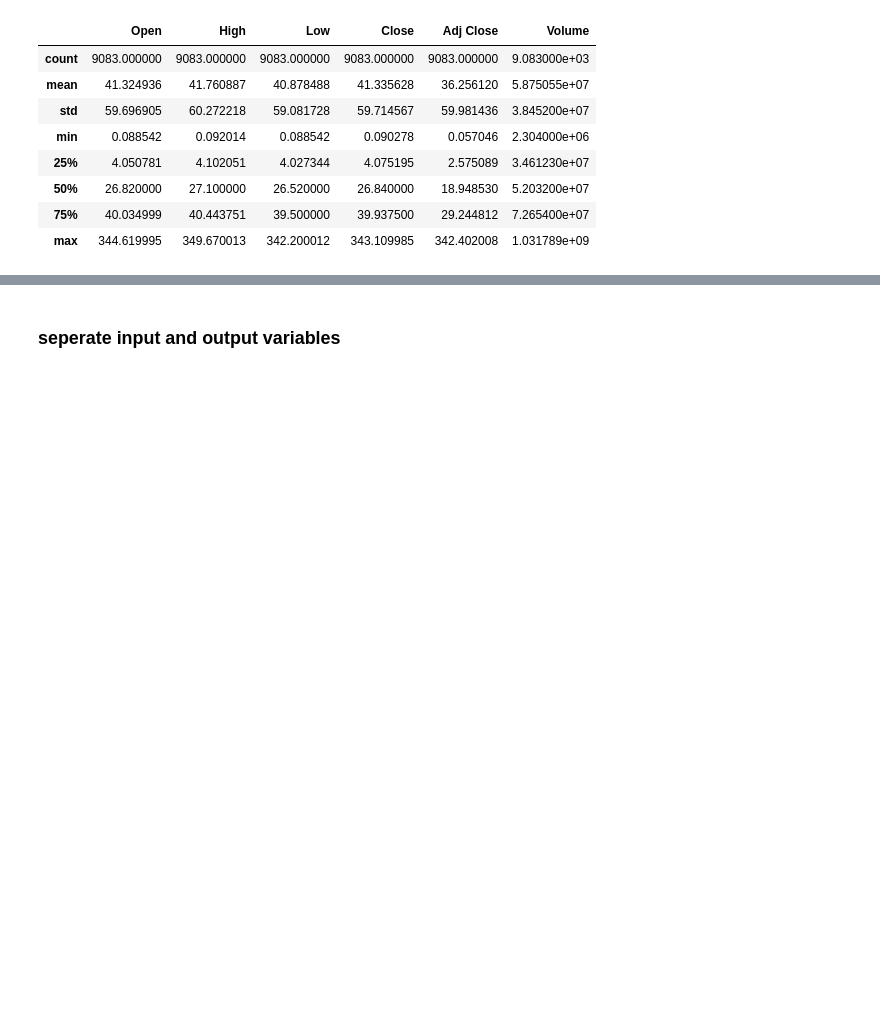
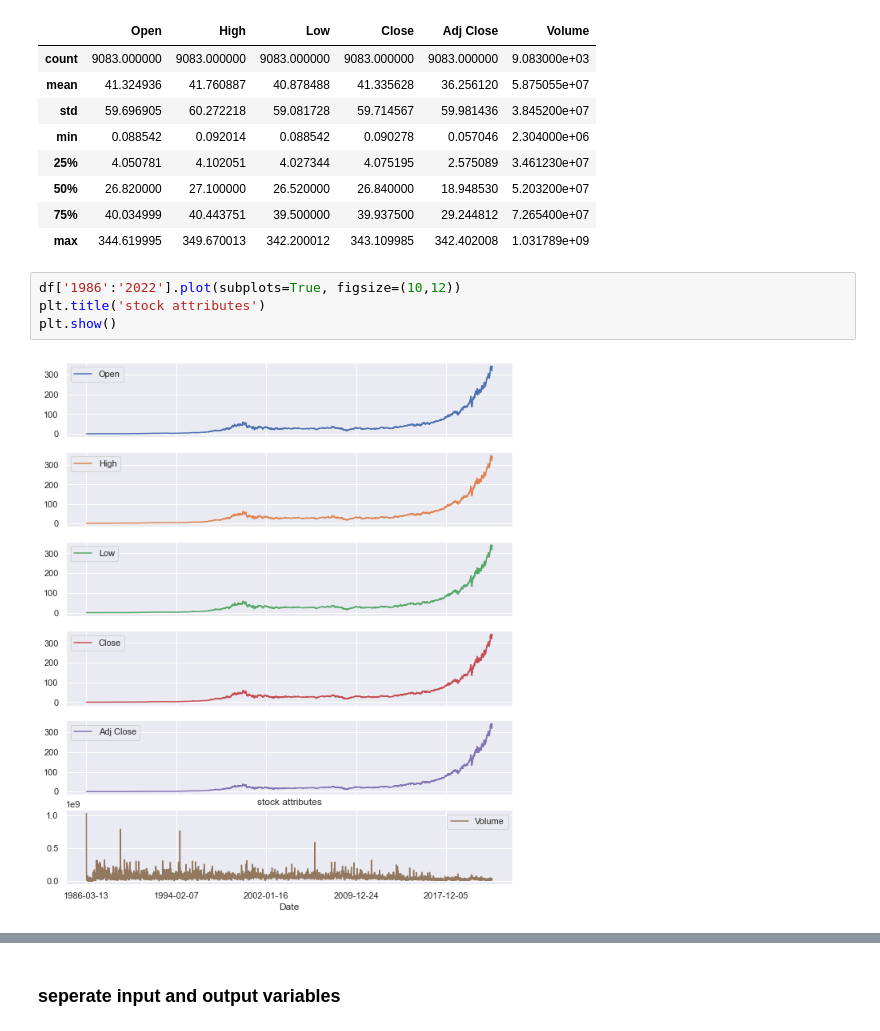
Before and after one commit to sayaliambure/Stock-price-prediction, a Jupyter notebook: stock price pred.ipynb, the cells around one changed output, grey strips where cells are left out. Cells and saved outputs as stored; diff of their text form; blank space fills up the shorter version.

```diff
--- a/stock price pred.ipynb
+++ b/stock price pred.ipynb
@@ -46,3 +47,9 @@ df.describe()
 | 50% | 26.820000 | 27.100000 | 26.520000 | 26.840000 | 18.948530 | 5.203200e+07 |
 | 75% | 40.034999 | 40.443751 | 39.500000 | 39.937500 | 29.244812 | 7.265400e+07 |
 | max | 344.619995 | 349.670013 | 342.200012 | 343.109985 | 342.402008 | 1.031789e+09 |
+# %%
+df['1986':'2022'].plot(subplots=True, figsize=(10,12))
+plt.title('stock attributes')
+plt.show()
+# %% [output]
+[figure, added]
```
Also changed, not shown: parts of 22 cells of this notebook.
